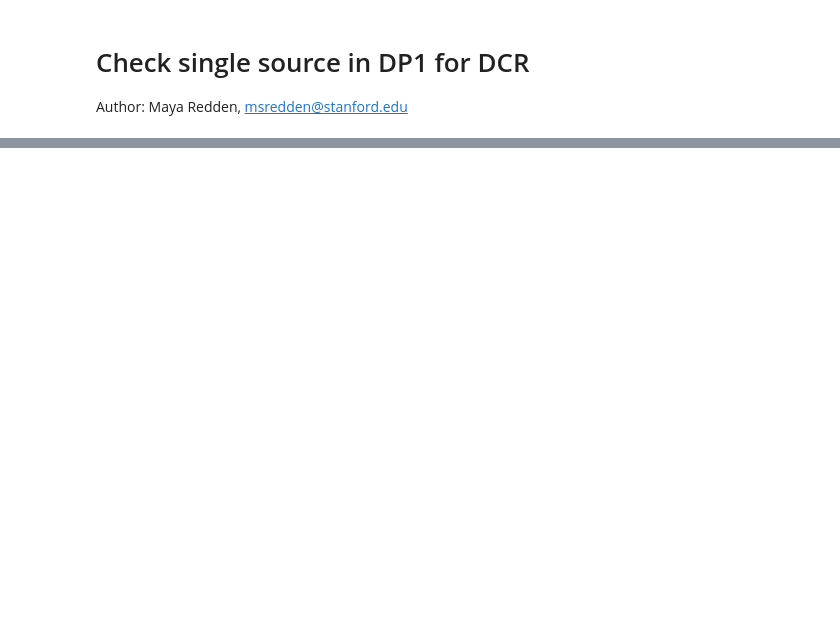
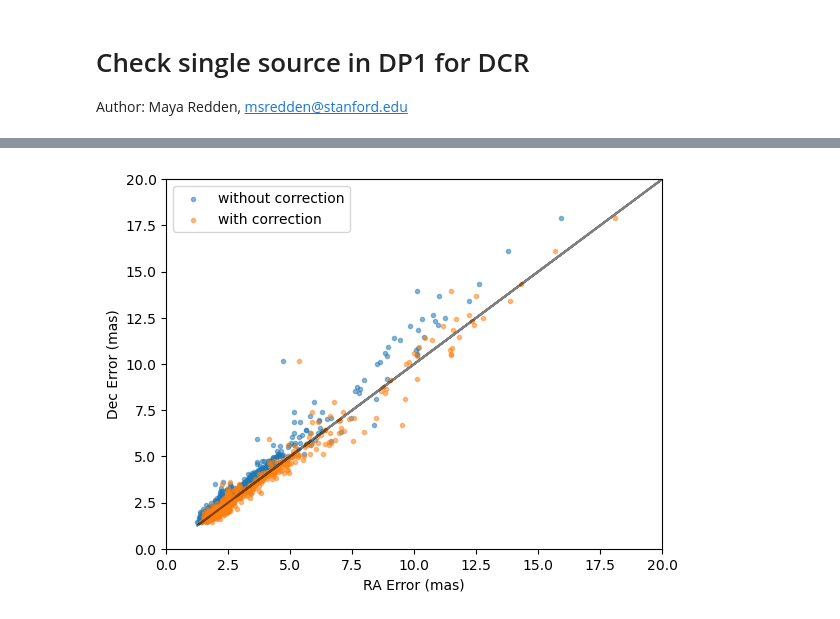
Before and after one commit to LSSTDESC/DifferentialCR, a Jupyter notebook: DCR_in_DP1.ipynb, the cells around one changed output, grey strips where cells are left out. Saved outputs shown, nothing was run; the diff lists cells and outputs as text; code cells hidden in the pictures; blank space fills up the shorter version.

```diff
--- a/DCR_in_DP1.ipynb
+++ b/DCR_in_DP1.ipynb
@@ -194,3 +253,25 @@ NameError: name 'np' is not defined
+# %%
+#Apply correction to raErr and ra_dec_Cov to account for overcorrection in DP1
+# check distributions of raErr and decErr: (see community forum post for more discussion on this https://community.lsst.org/t/anomalies-in-dp1-right-ascension-errors/11178/13)
+
+correction = np.cos(master_original['dec_1']*np.pi/180)
+plt.scatter(master_original['raErr'] * 3600 * 10**3, master_original['decErr'] * 3600 * 10**3, alpha = 0.5,marker = '.', label = 'without correction')
+plt.scatter(master_original['raErr']/correction * 3600 * 10**3, master_original['decErr'] * 3600 * 10**3, alpha = 0.5,marker = '.',
+ label = 'with correction')
+plt.plot(master_original['raErr'] * 3600 * 10**3, master_original['raErr'] * 3600 * 10**3, 'k-', alpha = 0.5)
+plt.xlabel('RA Error (mas)')
+plt.ylabel('Dec Error (mas)')
+plt.xlim(0, 20)
+plt.ylim(0, 20)
+plt.legend()
+plt.show()
+
+
+#apply correction using master_original to prevent overwriting the already corrected values in master:
+master['raErr'] = master_original['raErr']/ correction
+master['ra_dec_Cov'] = master_original['ra_dec_Cov']/correction
+# %% [output]
+[figure, added]
 # %%
 # Add a few columns to the master table: zenith RA/Dec, parallactic angle, and the magnitude of the astrometric shift (from a reference position) projected along the zenith direction
 
```
Also changed, not shown: parts of 10 cells of this notebook, 2 other files.
